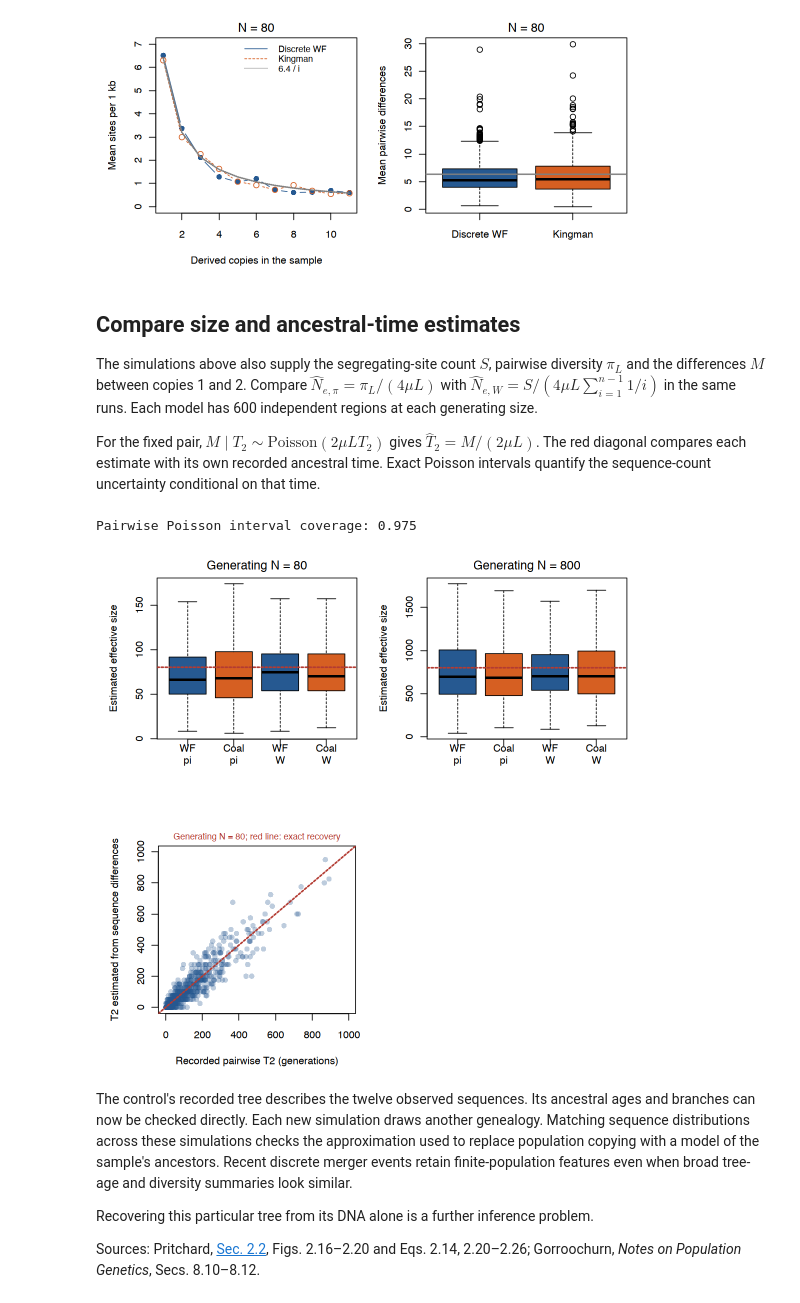
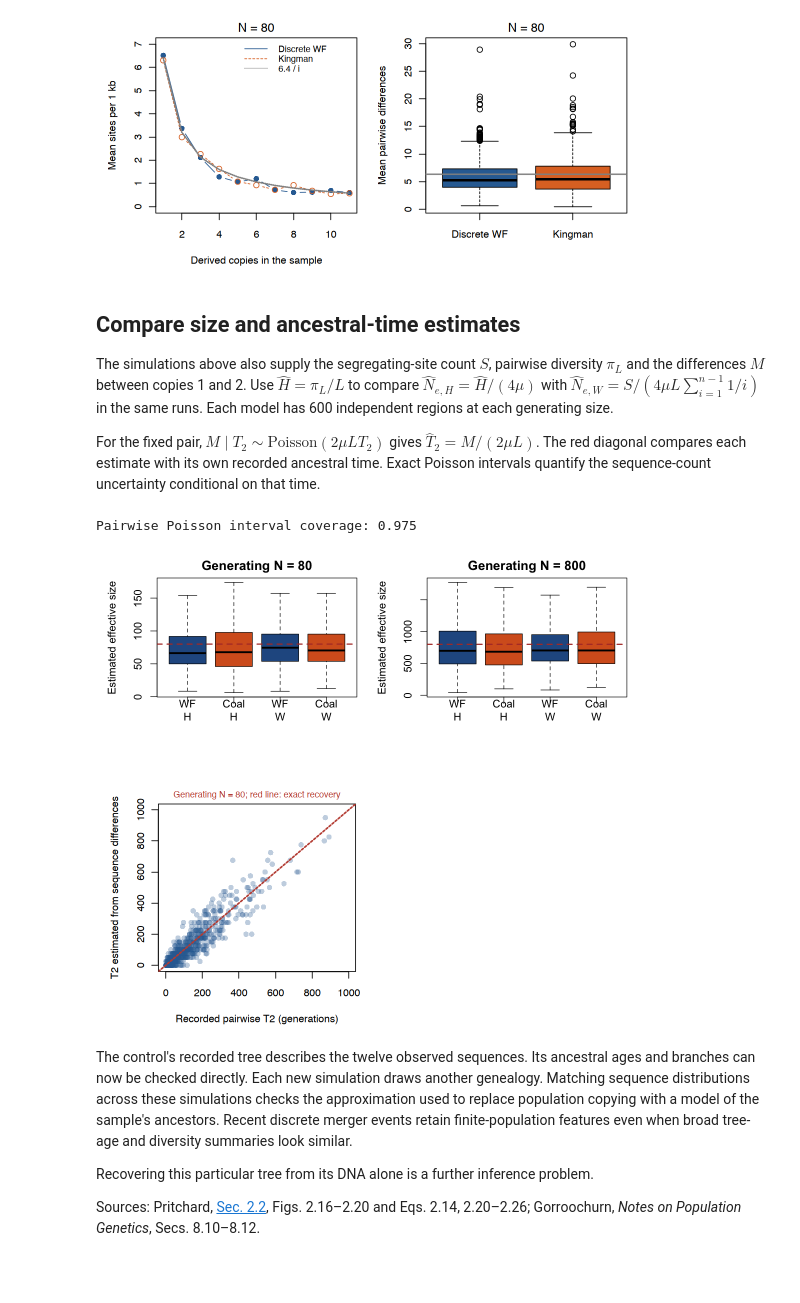
Before and after one commit to StatFunGen/hpgR, a Jupyter notebook: notebooks/P8149_Lecture_9_Two_DNA_Copies.ipynb, the cells around one changed output. Saved outputs shown, nothing was run; the diff lists cells and outputs as text; code cells hidden in the pictures; blank space fills up the shorter version.

```diff
--- a/notebooks/P8149_Lecture_9_Two_DNA_Copies.ipynb
+++ b/notebooks/P8149_Lecture_9_Two_DNA_Copies.ipynb
@@ -409,7 +409,7 @@ drawFigure("p5_matched_sequences", function() {
 
 The simulations above also supply the segregating-site count $S$, pairwise
 diversity $\pi_L$ and the differences $M$ between copies 1 and 2.
-Compare $\widehat N_{e,\pi}=\pi_L/(4\mu L)$ with
+Use $\widehat H=\pi_L/L$ to compare $\widehat N_{e,H}=\widehat H/(4\mu)$ with
 $\widehat N_{e,W}=S/(4\mu L\sum_{i=1}^{n-1}1/i)$ in the same runs.
 Each model has 600 independent regions at each generating size.
 
@@ -427,35 +427,35 @@ drawFigure("forward_coalescent_comparison", function() {
         scale <- 4 * mu * 1000
         harmonic <- sum(1 / 1:11)
         boxplot(list(wf$pi_region / scale, coal$pi_region / scale,
             wf$S / (harmonic * scale), coal$S / (harmonic * scale)),
-            names = c("WF\npi", "Coal\npi", "WF\nW", "Coal\nW"),
+            names = c("WF\nH", "Coal\nH", "WF\nW", "Coal\nW"),
             col = c(blue, orange, blue, orange), outline = FALSE,
             ylab = "Estimated effective size", main = paste("Generating N =", N))
         abline(h = N, lty = 2, col = "#B33B32", lwd = 2)
     }
 }, height = 3.5)
 
 clock <- matched[matched$N == 80 & matched$model == "Kingman", ]
 clock$estimate <- clock$pair_differences / (2 * 2e-5 * 1000)
 clock$lower <- ifelse(clock$pair_differences == 0, 0,
     qchisq(.025, 2 * clock$pair_differences) / (4 * 2e-5 * 1000))
 clock$upper <- qchisq(.975, 2 * (clock$pair_differences + 1)) / (4 * 2e-5 * 1000)
 drawFigure("pairwise_time_recovery", function() {
     par(mar = c(4.5, 4.8, 2, .8), bg = "white")
     maximum <- max(clock$pair_time, clock$estimate) * 1.05
     plot(clock$pair_time, clock$estimate, pch = 16,
          col = adjustcolor(blue, .3), xlim = c(0, maximum), ylim = c(0, maximum),
          xlab = "Recorded pairwise T2 (generations)",
          ylab = "T2 estimated from sequence differences")
     abline(0, 1, lty = 2, lwd = 2, col = "#B33B32")
     mtext("Generating N = 80; red line: exact recovery", side = 3, line = .4,
           col = "#B33B32", cex = .85)
 }, width = 5.2, height = 4.2)
 cat("Pairwise Poisson interval coverage:",
     mean(clock$lower <= clock$pair_time & clock$pair_time <= clock$upper), "\n")
 # %% [output]
 Pairwise Poisson interval coverage: 0.975
-[figure, old version]
+[figure, new version]
 [figure]
 # %% [markdown]
 The control's recorded tree describes the twelve observed sequences.
```
Also changed, not shown: 24 other files.
